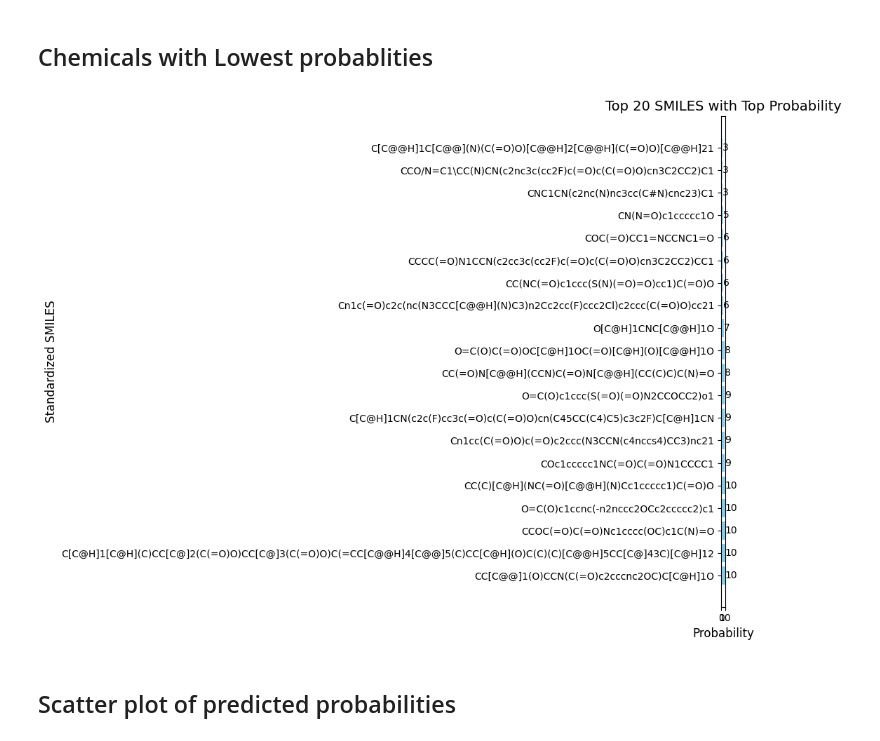
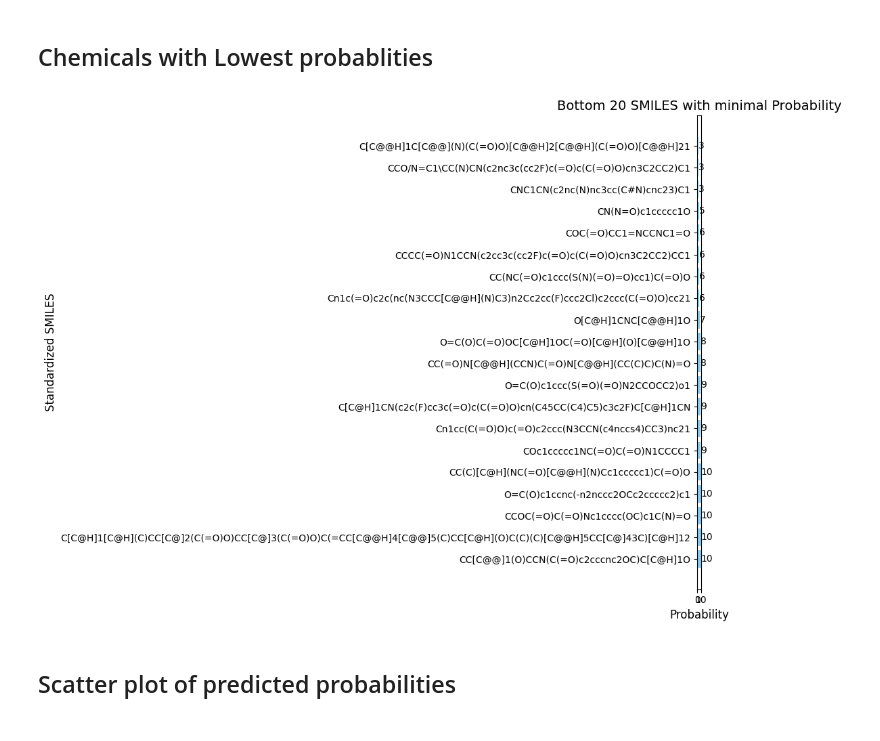
Before and after one commit to Adhivp/Ersilia_Contributions, a Jupyter notebook: notebooks/eos30gr (main)/00_model_bias.ipynb, the cells around one changed output. Drawn from its saved outputs; the diff is of its cells as text; code cells hidden in the pictures.

```diff
--- a/notebooks/eos30gr (main)/00_model_bias.ipynb
+++ b/notebooks/eos30gr (main)/00_model_bias.ipynb
@@ -212,26 +180,26 @@ plt.show()
 # %% [markdown]
 ## Chemicals with Lowest probablities
 # %%
-top_20_smiles = eos30gr_output.sort_values(by='activity10', ascending=True).head(20)
+bottom_20_smiles = eos30gr_output.sort_values(by='activity10', ascending=True).head(20)
 
 plt.figure(figsize=(10, 8))
-bars = plt.barh(top_20_smiles['input'], top_20_smiles['activity10'], color='skyblue')
+bars = plt.barh(bottom_20_smiles['input'], bottom_20_smiles['activity10'], color='skyblue')
 
 for bar in bars:
     plt.text(bar.get_width(), bar.get_y() + bar.get_height()/2, f'{bar.get_width()}',
              ha='left', va='center', fontsize=10, color='black')
 
 plt.xlabel('Probability', fontsize=12)
 plt.ylabel('Standardized SMILES', fontsize=12)
-plt.title('Top 20 SMILES with Top Probability', fontsize=14)
+plt.title('Bottom 20 SMILES with minimal Probability', fontsize=14)
 plt.gca().invert_yaxis()
 
 plt.grid(axis='x', linestyle='--', alpha=0.7)
 
 plt.tight_layout()
 plt.show()
 # %% [output]
-[figure, old version]
+[figure, new version]
 # %% [markdown]
 ## Scatter plot of predicted probabilities
 # %%
```
Also changed, not shown: parts of 6 cells of this notebook.
